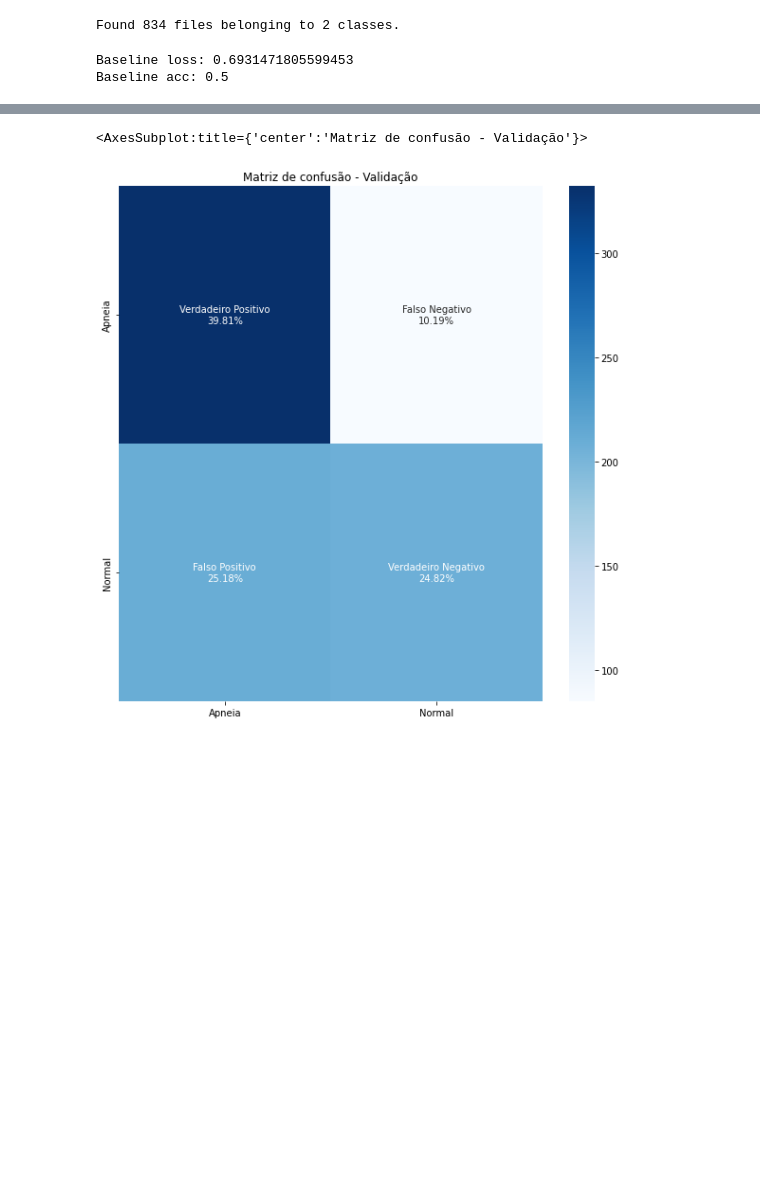
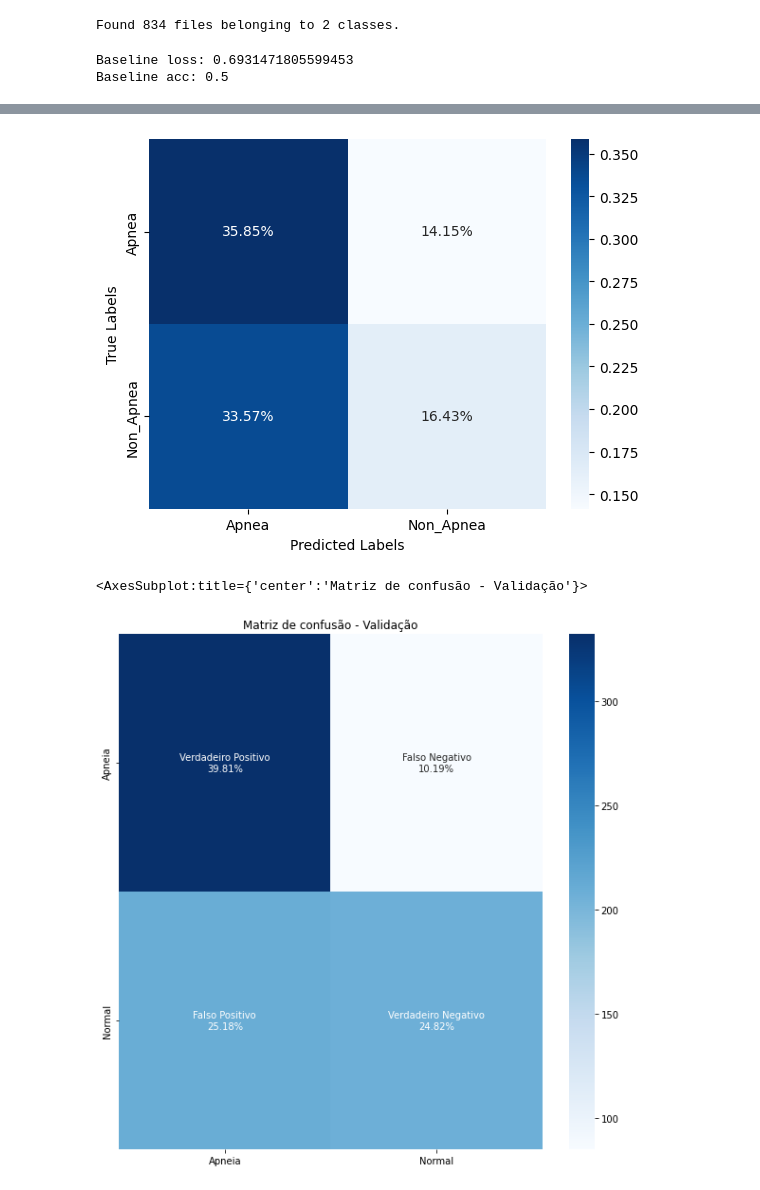
Before and after one commit to CylonSam/base1, a Jupyter notebook: tcc_model_v2.ipynb, the cells around one changed output, grey strips where cells are left out. Cells and saved outputs as stored; diff of their text form; code cells hidden in the pictures; blank space fills up the shorter version.

```diff
--- a/tcc_model_v2.ipynb
+++ b/tcc_model_v2.ipynb
@@ -45,16 +45,16 @@ def seed_here(notebook_seed):
 notebook_seed = 42
 
 # batch size for training
-batch_size = 32
+batch_size = 64
 
 # image size
-img_height = 128
-img_width = 128
+img_height = 224
+img_width = 224
 
 # optimizer for cnn
 opt = SGD(learning_rate=0.001)
 
-weights_file = '/content/drive/MyDrive/tcc/rp_8-5_lenet.h5'
+weights_file = '/content/drive/MyDrive/tcc/rp_8-5_alexnet.h5'
 # %%
 AUTOTUNE = tf.data.AUTOTUNE
 test_ds = tf.keras.utils.image_dataset_from_directory(
@@ -335,2 +380,24 @@ Test accuracy: 0.5731415152549744
 # %%
 # plot loss and accuracy over time for each iteration
+# %%
+import numpy as np
+import seaborn as sns
+import tensorflow as tf
+import matplotlib.pyplot as plt
+
+# Assume y_true and y_pred are the true and predicted labels for the test dataset
+# y_true = np.array([0, 1, 1, 0, 0, 1, 1, 1, 0, 1])
+y_true = np.array(list(test_ds.unbatch().map(lambda x, y: y).as_numpy_iterator()))
+y_pred = model.predict(test_ds).argmax(axis=1)
+
+confusion_mtx = tf.math.confusion_matrix(y_true, y_pred)
+
+# Normalize the matrix to get percentages
+confusion_mtx_norm = tf.math.divide(confusion_mtx, tf.reduce_sum(confusion_mtx))
+
+# Plot the heatmap
+sns.heatmap(confusion_mtx_norm, annot=True, cmap='Blues', fmt='.2%', xticklabels=['Apnea', 'Non_Apnea'], yticklabels=['Apnea', 'Non_Apnea'])
+plt.xlabel('Predicted Labels')
+plt.ylabel('True Labels')
+plt.show()
+# %% [output]
@@ -337,3 +405,4 @@ Test accuracy: 0.5731415152549744
+[figure, added]
 # %%
 import csv
 
```
Also changed, not shown: parts of 10 cells of this notebook.
